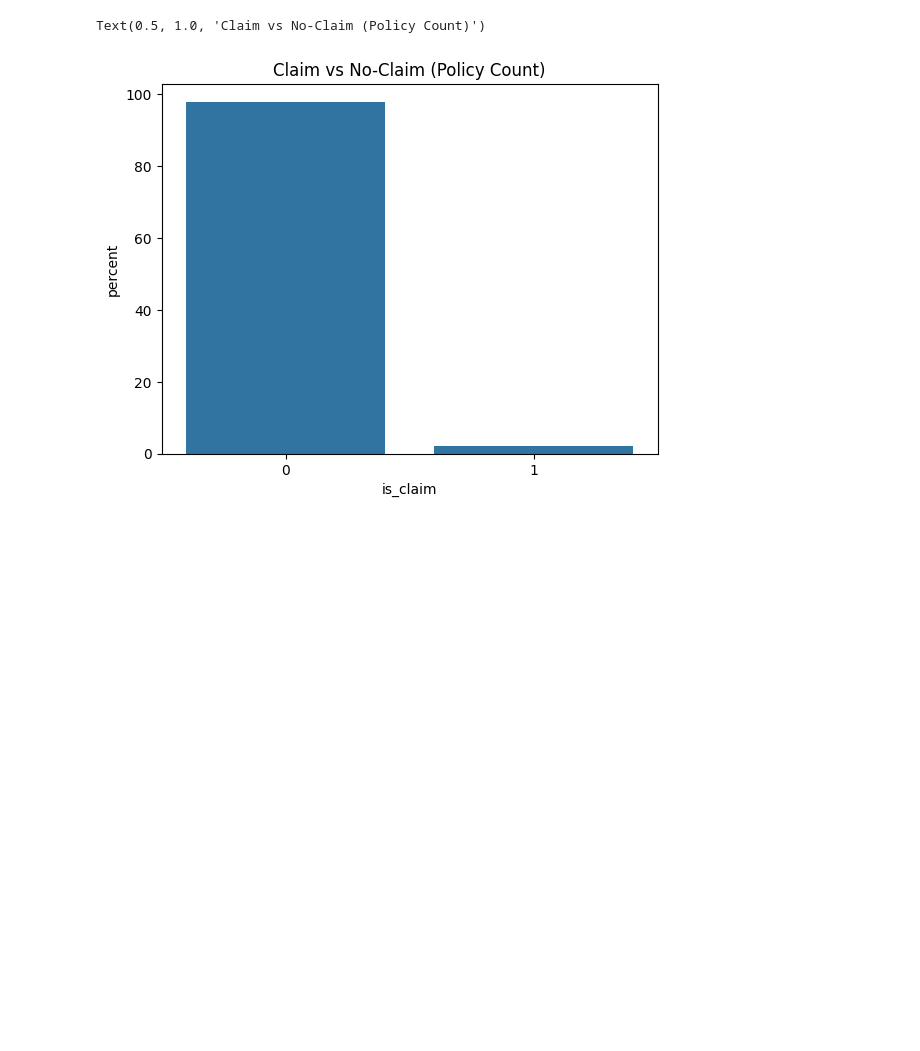
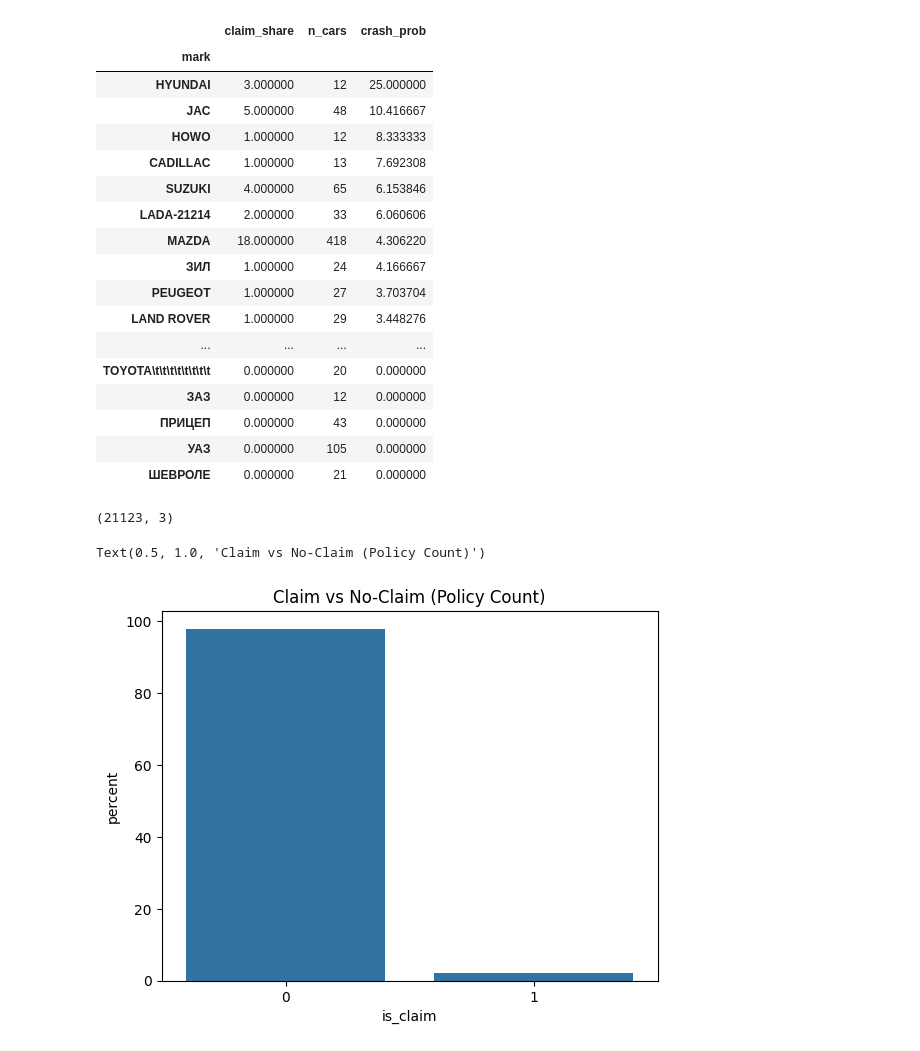
Before and after one commit to EFysl57/risk---, a Jupyter notebook: code.ipynb, the cells around one changed output. Saved outputs shown, nothing was run; the diff lists cells and outputs as text; code cells hidden in the pictures; blank space fills up the shorter version.

```diff
--- a/code.ipynb
+++ b/code.ipynb
@@ -176 +166,51 @@ policy_df.describe()
+# %%
+df = train_dfs['main']
+policy_car = df[["contract_number", "car_number", "mark", "claim_cnt"]].drop_duplicates()
+cars_per_policy = policy_car.groupby("contract_number")["car_number"].nunique().reset_index(name="n_cars")
+policy_car = policy_car.merge(cars_per_policy, on="contract_number")
+policy_car["claim_share"] = (
+    policy_car["claim_cnt"] / policy_car["n_cars"]
+)
+car_claims = (
+    policy_car
+    .groupby("car_number").agg({
+        "mark": 'first',
+        "claim_share": "sum",
+        "n_cars": lambda _: 1,
+    })
+    .reset_index()
+)
+
+s = car_claims.groupby('mark')[["claim_share", "n_cars"]].sum()
+s['crash_prob'] = (s['claim_share'] / s['n_cars']) * 100
+s[s['n_cars'] > 10].sort_values('crash_prob', ascending=False)
+# %% [output]
+|  | claim_share | n_cars | crash_prob |
+| mark |  |  |  |
+| HYUNDAI | 3.000000 | 12 | 25.000000 |
+| JAC | 5.000000 | 48 | 10.416667 |
+| HOWO | 1.000000 | 12 | 8.333333 |
+| CADILLAC | 1.000000 | 13 | 7.692308 |
+| SUZUKI | 4.000000 | 65 | 6.153846 |
+| LADA-21214 | 2.000000 | 33 | 6.060606 |
+| MAZDA | 18.000000 | 418 | 4.306220 |
+| ЗИЛ | 1.000000 | 24 | 4.166667 |
+| PEUGEOT | 1.000000 | 27 | 3.703704 |
+| LAND ROVER | 1.000000 | 29 | 3.448276 |
+| ... | ... | ... | ... |
+| TOYOTA\t\t\t\t\t\t\t\t | 0.000000 | 20 | 0.000000 |
+| ЗАЗ | 0.000000 | 12 | 0.000000 |
+| ПРИЦЕП | 0.000000 | 43 | 0.000000 |
+| УАЗ | 0.000000 | 105 | 0.000000 |
+| ШЕВРОЛЕ | 0.000000 | 21 | 0.000000 |
+# %%
+train_dfs['car'] = train_dfs['main'].groupby('car_number').agg({
+    'mark': 'first',
+    'model': 'first',
+}).reset_index()
+
+tc = train_dfs['car']
+tc.shape
+# %% [output]
+(21123, 3)
 # %%
```
Also changed, not shown: parts of 25 cells of this notebook.
